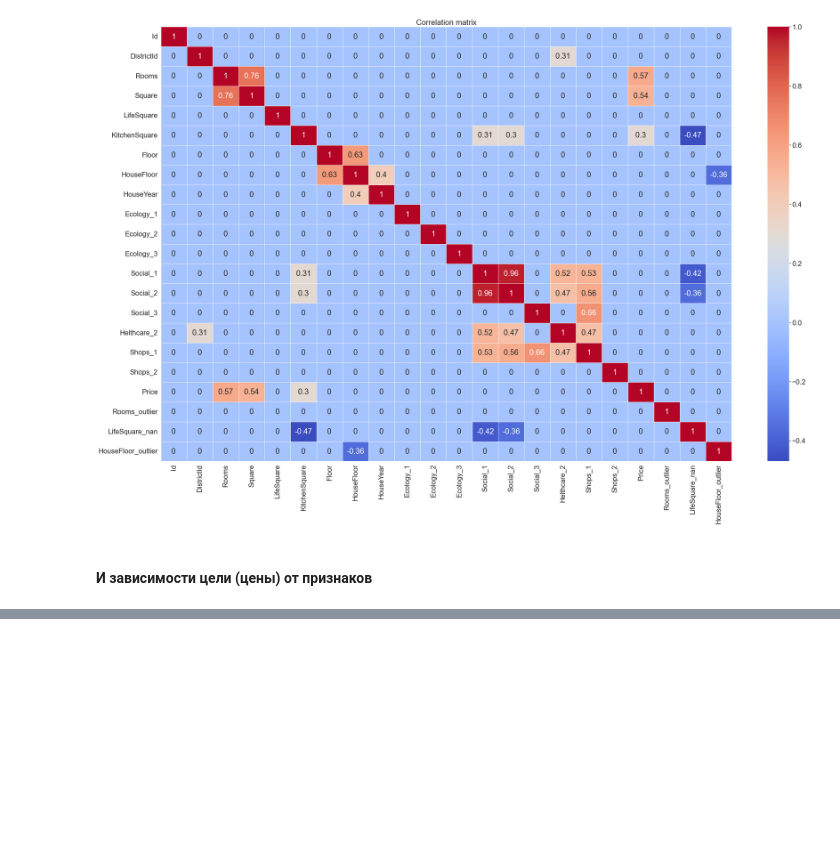
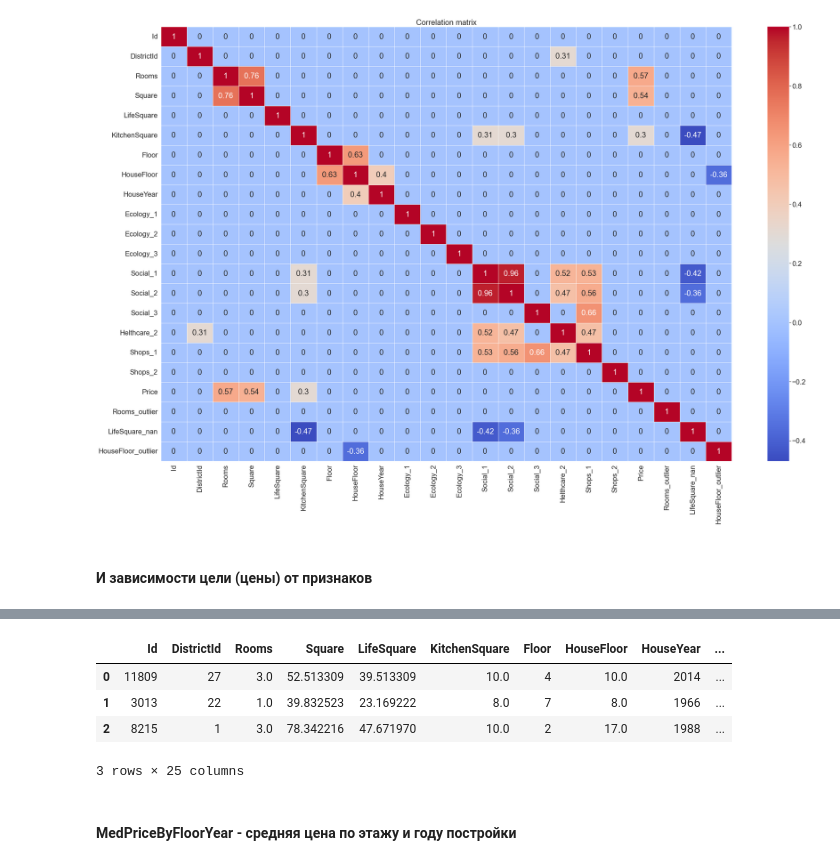
Before and after one commit to samoryad/datascience_GB, a Jupyter notebook: project_price_prediction/project_price_prediction.ipynb, the cells around one changed output, grey strips where cells are left out. Cells and saved outputs as stored; diff of their text form; code cells hidden in the pictures; blank space fills up the shorter version.

```diff
--- a/project_price_prediction/project_price_prediction.ipynb
+++ b/project_price_prediction/project_price_prediction.ipynb
@@ -530,0 +563,2 @@ plt.show()
+# %%
+train_df['IsDistrictLarge'] = (train_df['DistrictSize'] > 100).astype(int)
@@ -530,0 +579,11 @@ plt.show()
+# %%
+train_df = train_df.merge(med_price_by_district, on=['DistrictId', 'Rooms'], how='left')
+train_df.head(3)
+# %% [output]
+|  | Id | DistrictId | Rooms | Square | LifeSquare | KitchenSquare | Floor | HouseFloor | HouseYear | ... |
+| 0 | 11809 | 27 | 3.0 | 52.513309 | 39.513309 | 10.0 | 4 | 10.0 | 2014 | ... |
+| 1 | 3013 | 22 | 1.0 | 39.832523 | 23.169222 | 8.0 | 7 | 8.0 | 1966 | ... |
+| 2 | 8215 | 1 | 3.0 | 78.342216 | 47.671970 | 10.0 | 2 | 17.0 | 1988 | ... |
+3 rows × 25 columns
+# %% [markdown]
+#### MedPriceByFloorYear - средняя цена по этажу и году постройки
```
Also changed, not shown: parts of 24 cells of this notebook.
